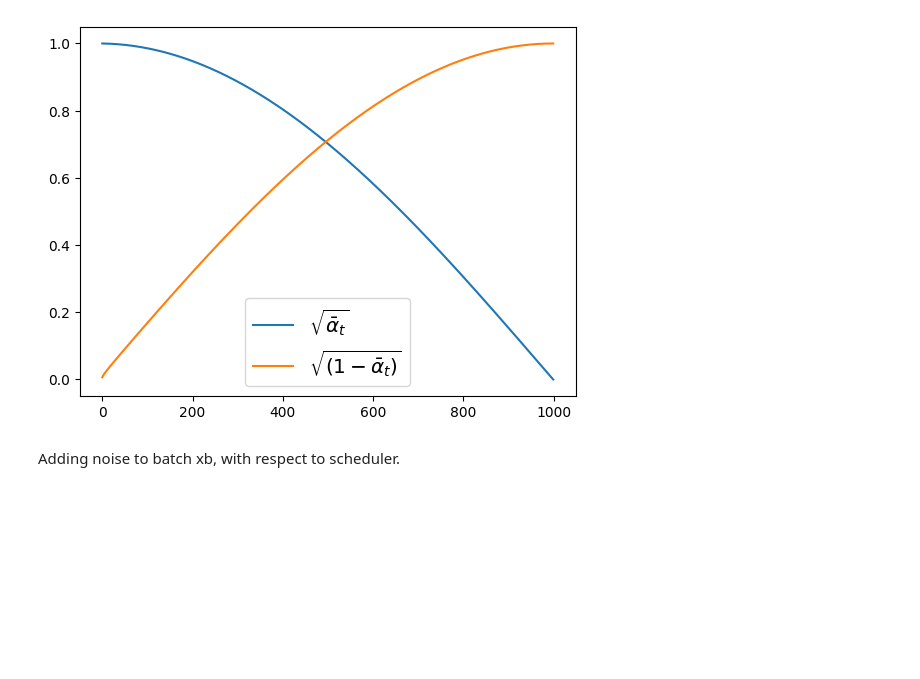
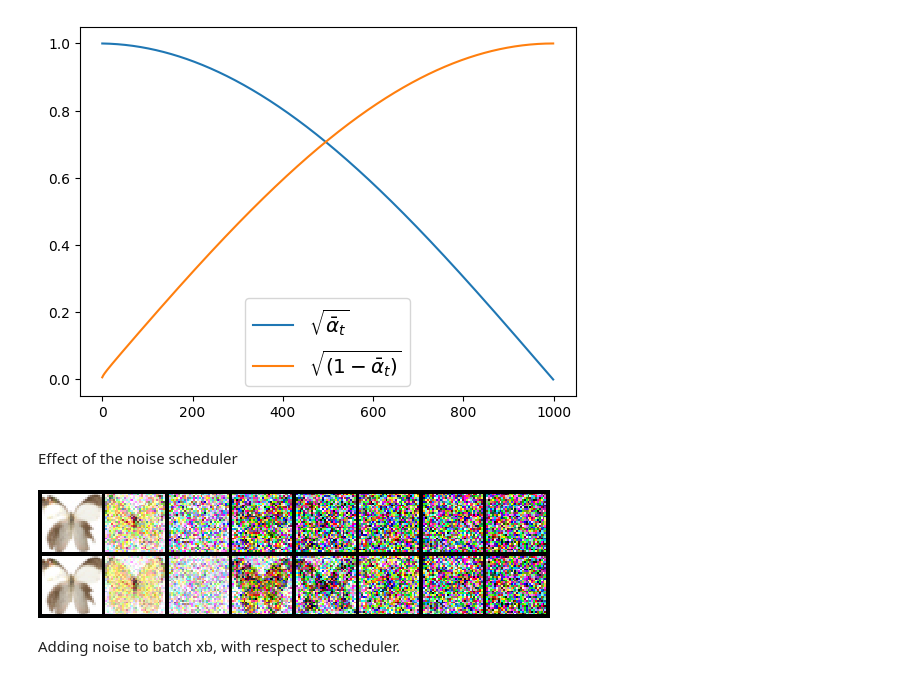
Before and after one commit to Kerem-Aslan/huggingface-diffusion-course, a Jupyter notebook: Unit1/Introduction to Diffusers.ipynb, the cells around one changed output. Drawn from its saved outputs; the diff is of its cells as text; code cells hidden in the pictures; blank space fills up the shorter version.

```diff
--- a/Unit1/Introduction to Diffusers.ipynb
+++ b/Unit1/Introduction to Diffusers.ipynb
@@ -172,6 +173,23 @@ plt.plot((1 - noise_scheduler.alphas_cumprod.cpu()) ** 0.5, label=r"$\sqrt{(1 -
 plt.legend(fontsize="x-large");
 # %% [output]
 [figure]
+# %% [markdown]
+Effect of the noise scheduler
+# %%
+scheduler1 = DDPMScheduler(num_train_timesteps=1000, beta_schedule= "linear")
+scheduler2 = DDPMScheduler(num_train_timesteps=1000, beta_schedule='squaredcos_cap_v2')
+
+timesteps = torch.linspace(0, 999, 8).long().to(device)
+noise = torch.randn_like(xb)
+
+noisy_xb1 = scheduler1.add_noise(xb, noise, timesteps)
+
+noisy_xb2 = scheduler2.add_noise(xb, noise, timesteps)
+
+combined = torch.cat([noisy_xb1, noisy_xb2], dim=0)
+show_images(combined).resize((8 * 64, 128), resample=Image.NEAREST)
+# %% [output]
+[figure, added]
 # %% [markdown]
 Adding noise to batch xb, with respect to scheduler.
 # %%
```
Also changed, not shown: parts of 5 cells of this notebook.
